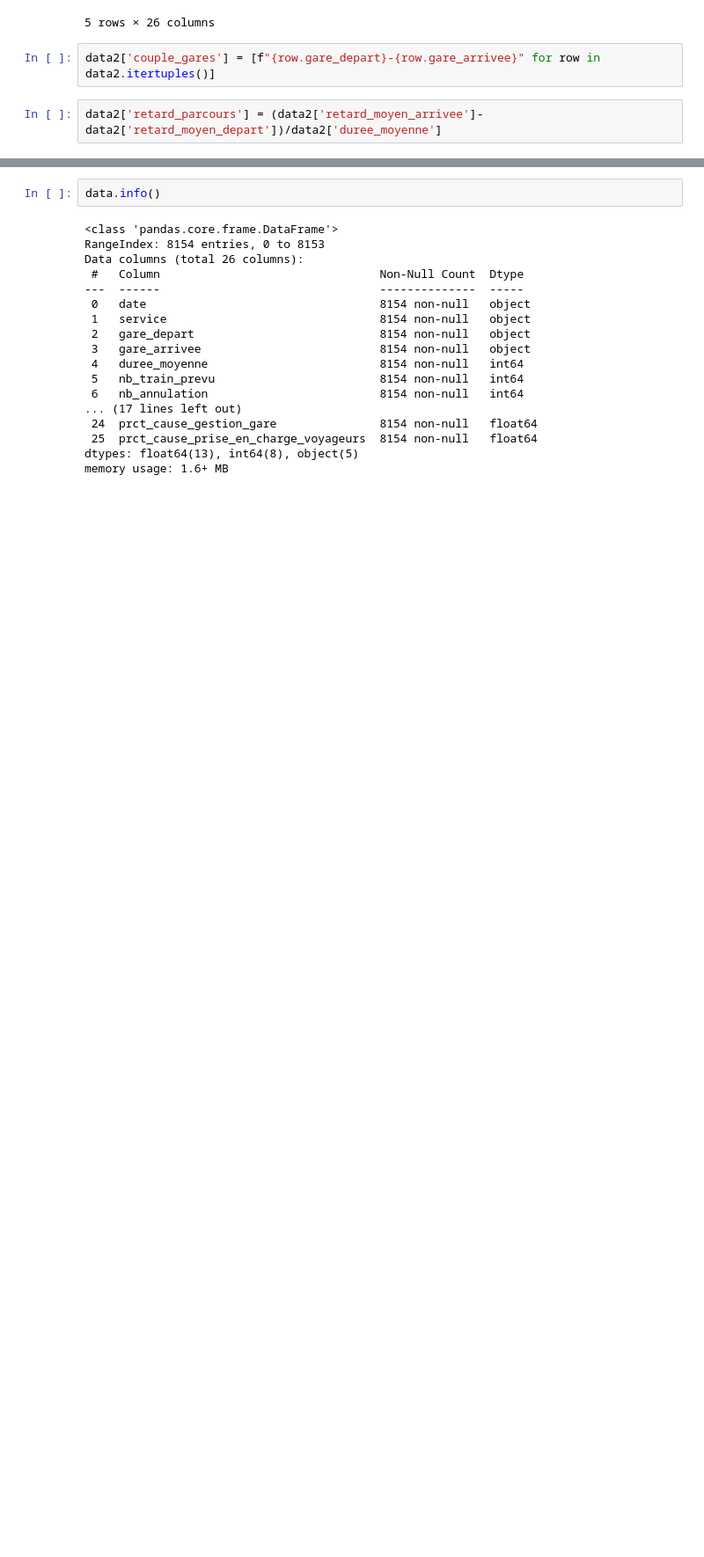
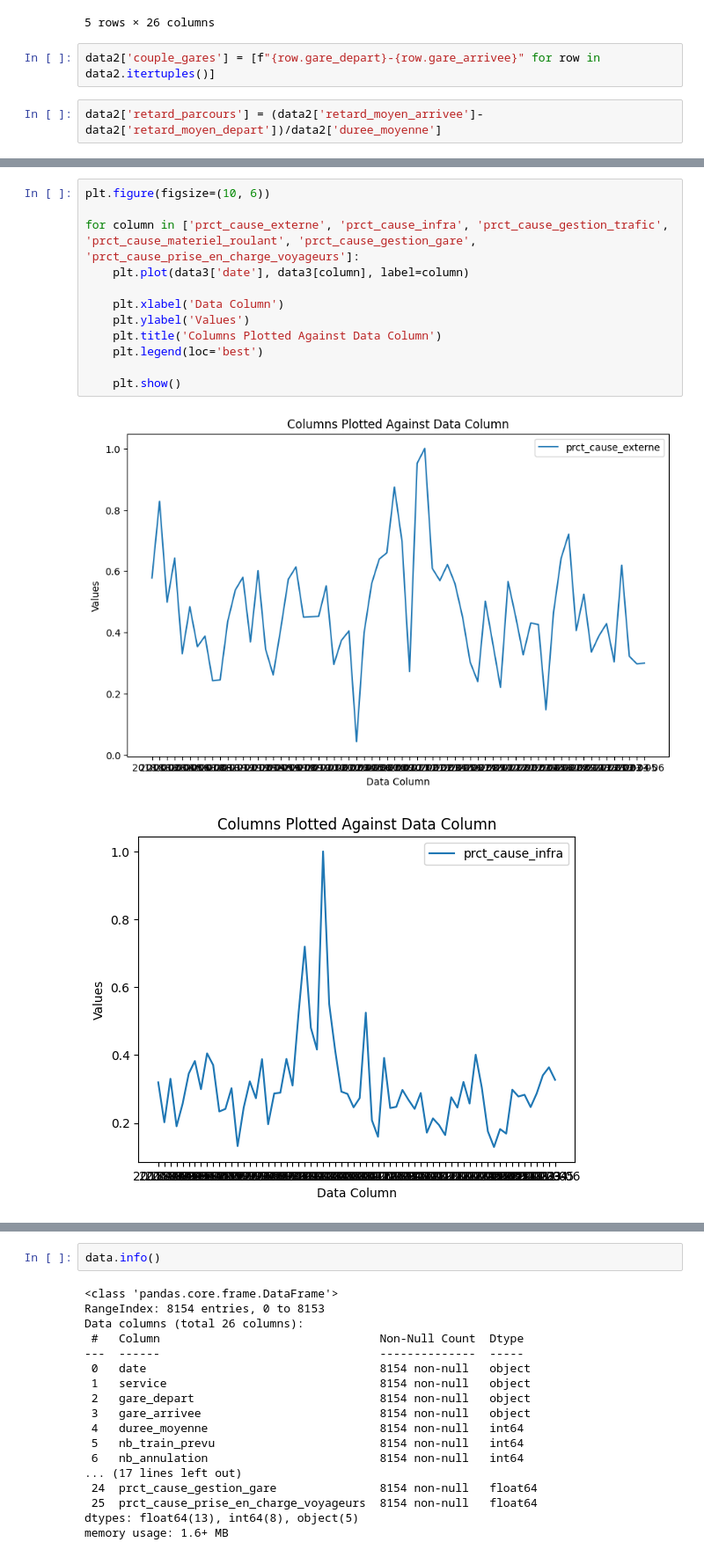
Before and after one commit to robincolinet/sncf_td1_gr1, a Jupyter notebook: data_exploration.ipynb, the cells around one changed output, grey strips where cells are left out. Shown at 88% size. Drawn from its saved outputs; the diff is of its cells as text; blank space fills up the shorter version.

```diff
--- a/data_exploration.ipynb
+++ b/data_exploration.ipynb
@@ -187,0 +103,15 @@ IndexError: index 7 is out of bounds for axis 0 with size 7
+# %%
+plt.figure(figsize=(10, 6))
+
+for column in ['prct_cause_externe', 'prct_cause_infra', 'prct_cause_gestion_trafic', 'prct_cause_materiel_roulant', 'prct_cause_gestion_gare', 'prct_cause_prise_en_charge_voyageurs']:
+    plt.plot(data3['date'], data3[column], label=column)
+
+    plt.xlabel('Data Column')
+    plt.ylabel('Values')
+    plt.title('Columns Plotted Against Data Column')
+    plt.legend(loc='best')
+
+    plt.show()
+# %% [output]
+[figure, added]
+[figure, added]
```
Also changed, not shown: parts of 26 cells of this notebook, 1 other file.
